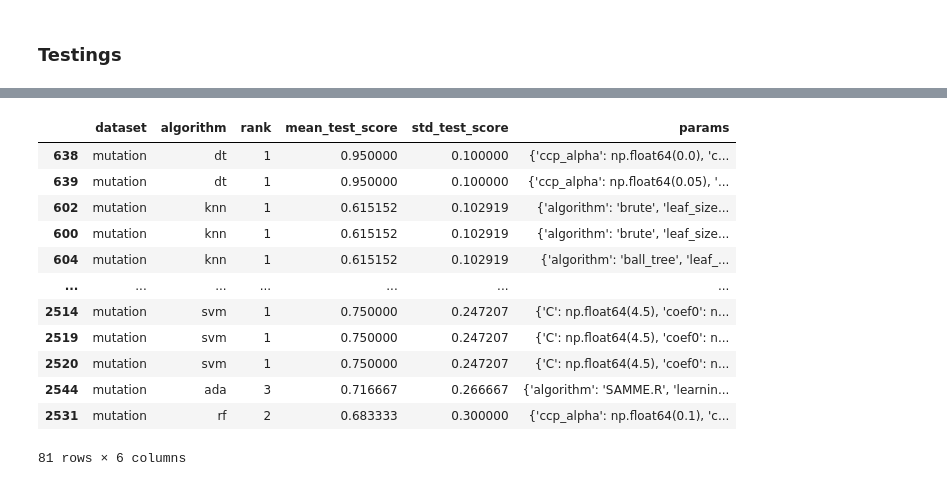
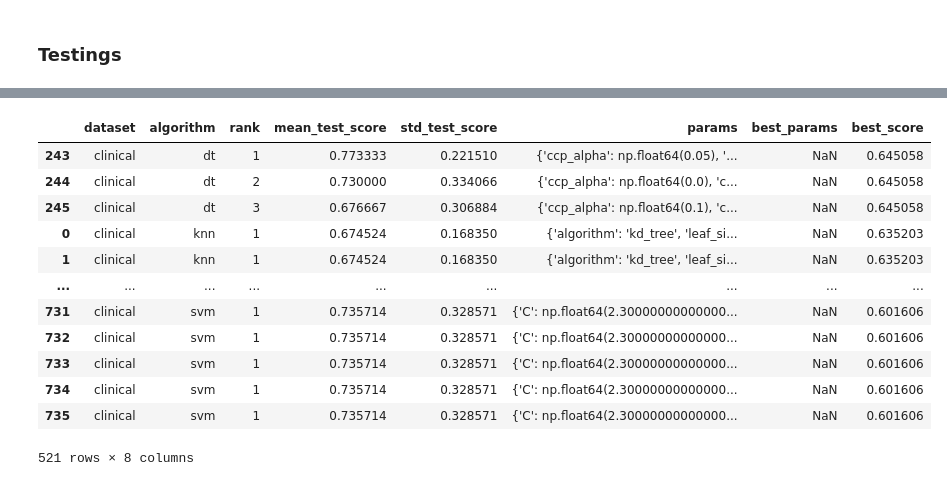
Before and after one commit to diegfernv/breast-cancer-classification, a Jupyter notebook: 7-optimization.ipynb, the cells around one changed output, grey strips where cells are left out. Saved outputs shown, nothing was run; the diff lists cells and outputs as text; code cells hidden in the pictures.

```diff
--- a/7-optimization.ipynb
+++ b/7-optimization.ipynb
@@ -351,6 +364,6 @@ NameError: name 'make_scorer' is not defined
 # %% [markdown]
 ### Testings
 # %%
-halving_search_results = pd.read_csv('step_07/halving_search_results.csv')
+halving_search_results = pd.read_csv('step_07/halving_search_results_f1.csv')
 halving_search_results
 # %% [output]
@@ -364,16 +383,16 @@ halving_search_results
 # %%
-halving_search_results[(halving_search_results["dataset"] == "mutation")].sort_values(by="std_test_score")
+halving_search_results[(halving_search_results["dataset"] == "clinical")].sort_values(by=["best_score","mean_test_score"], ascending=False)
 # %% [output]
-|  | dataset | algorithm | rank | mean_test_score | std_test_score | params |
-| 638 | mutation | dt | 1 | 0.950000 | 0.100000 | {'ccp_alpha': np.float64(0.0), 'c... |
-| 639 | mutation | dt | 1 | 0.950000 | 0.100000 | {'ccp_alpha': np.float64(0.05), '... |
-| 602 | mutation | knn | 1 | 0.615152 | 0.102919 | {'algorithm': 'brute', 'leaf_size... |
-| 600 | mutation | knn | 1 | 0.615152 | 0.102919 | {'algorithm': 'brute', 'leaf_size... |
-| 604 | mutation | knn | 1 | 0.615152 | 0.102919 | {'algorithm': 'ball_tree', 'leaf_... |
-| ... | ... | ... | ... | ... | ... | ... |
-| 2514 | mutation | svm | 1 | 0.750000 | 0.247207 | {'C': np.float64(4.5), 'coef0': n... |
-| 2519 | mutation | svm | 1 | 0.750000 | 0.247207 | {'C': np.float64(4.5), 'coef0': n... |
-| 2520 | mutation | svm | 1 | 0.750000 | 0.247207 | {'C': np.float64(4.5), 'coef0': n... |
-| 2544 | mutation | ada | 3 | 0.716667 | 0.266667 | {'algorithm': 'SAMME.R', 'learnin... |
-| 2531 | mutation | rf | 2 | 0.683333 | 0.300000 | {'ccp_alpha': np.float64(0.1), 'c... |
+|  | dataset | algorithm | rank | mean_test_score | std_test_score | params | best_params | best_score |
+| 243 | clinical | dt | 1 | 0.773333 | 0.221510 | {'ccp_alpha': np.float64(0.05), '... | NaN | 0.645058 |
+| 244 | clinical | dt | 2 | 0.730000 | 0.334066 | {'ccp_alpha': np.float64(0.0), 'c... | NaN | 0.645058 |
+| 245 | clinical | dt | 3 | 0.676667 | 0.306884 | {'ccp_alpha': np.float64(0.1), 'c... | NaN | 0.645058 |
+| 0 | clinical | knn | 1 | 0.674524 | 0.168350 | {'algorithm': 'kd_tree', 'leaf_si... | NaN | 0.635203 |
+| 1 | clinical | knn | 1 | 0.674524 | 0.168350 | {'algorithm': 'kd_tree', 'leaf_si... | NaN | 0.635203 |
+| ... | ... | ... | ... | ... | ... | ... | ... | ... |
+| 731 | clinical | svm | 1 | 0.735714 | 0.328571 | {'C': np.float64(2.30000000000000... | NaN | 0.601606 |
+| 732 | clinical | svm | 1 | 0.735714 | 0.328571 | {'C': np.float64(2.30000000000000... | NaN | 0.601606 |
+| 733 | clinical | svm | 1 | 0.735714 | 0.328571 | {'C': np.float64(2.30000000000000... | NaN | 0.601606 |
+| 734 | clinical | svm | 1 | 0.735714 | 0.328571 | {'C': np.float64(2.30000000000000... | NaN | 0.601606 |
+| 735 | clinical | svm | 1 | 0.735714 | 0.328571 | {'C': np.float64(2.30000000000000... | NaN | 0.601606 |
-81 rows × 6 columns
+521 rows × 8 columns
```
Also changed, not shown: parts of 9 cells of this notebook, 1 other file.
